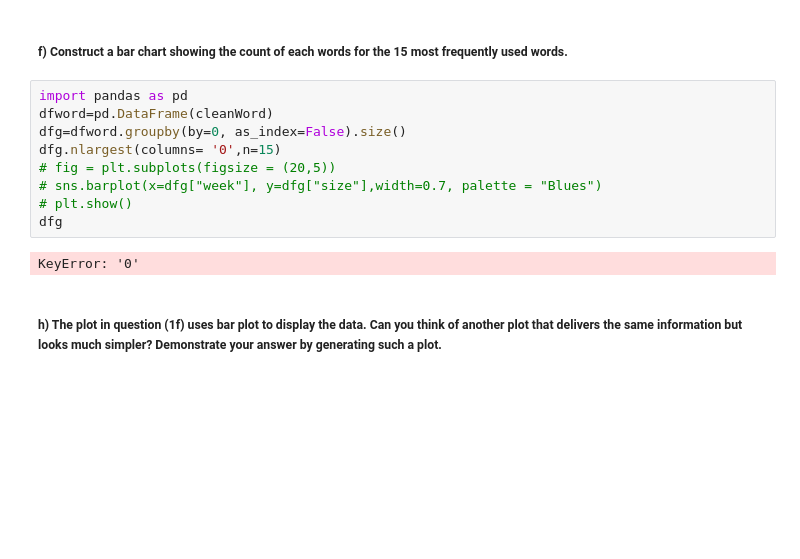
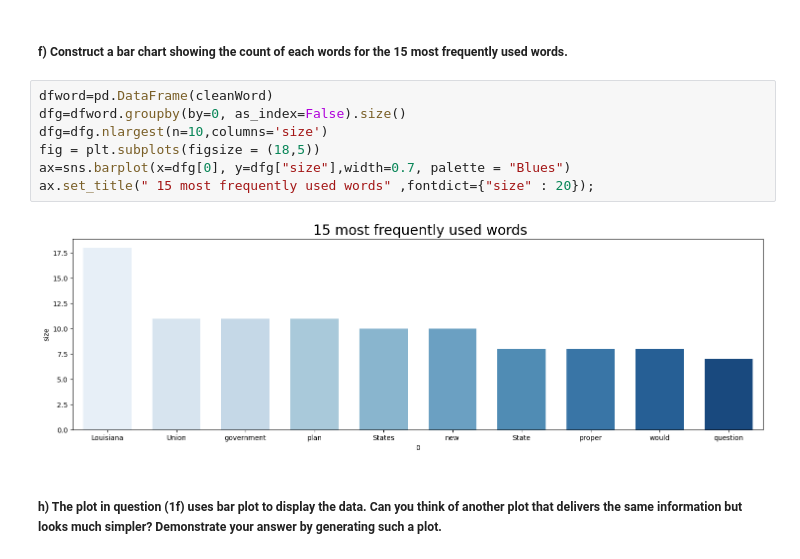
Before and after one commit to MapsaBootCamp/ML3_EXERCISE, a Jupyter notebook: W5/week5.ipynb, the cells around one changed output. Saved outputs shown, nothing was run; the diff lists cells and outputs as text; blank space fills up the shorter version.

```diff
--- a/W5/week5.ipynb
+++ b/W5/week5.ipynb
@@ -46,15 +48,13 @@ cleanWord[0:5]
 # %% [markdown]
 ##### f) Construct a bar chart showing the count of each words for the 15 most frequently used words.
 # %%
-import pandas as pd
 dfword=pd.DataFrame(cleanWord)
 dfg=dfword.groupby(by=0, as_index=False).size()
-dfg.nlargest(columns= '0',n=15)
-# fig = plt.subplots(figsize = (20,5))
-# sns.barplot(x=dfg["week"], y=dfg["size"],width=0.7, palette = "Blues")
-# plt.show()
-dfg
+dfg=dfg.nlargest(n=10,columns='size')
+fig = plt.subplots(figsize = (18,5))
+ax=sns.barplot(x=dfg[0], y=dfg["size"],width=0.7, palette = "Blues")
+ax.set_title(" 15 most frequently used words" ,fontdict={"size" : 20});
 # %% [output]
-KeyError: '0'
+[figure, added]
 # %% [markdown]
 ##### h) The plot in question (1f) uses bar plot to display the data. Can you think of another plot that delivers the same information but looks much simpler? Demonstrate your answer by generating such a plot.
```
Also changed, not shown: parts of 17 cells of this notebook.
